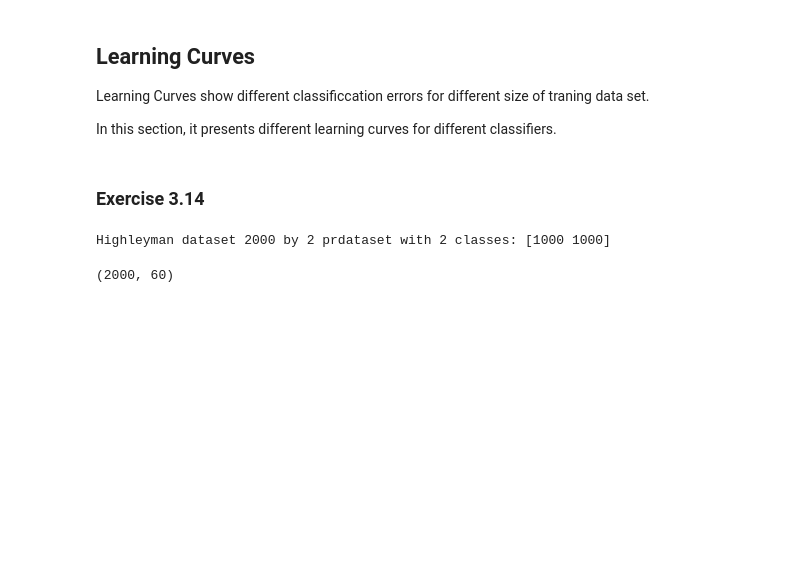
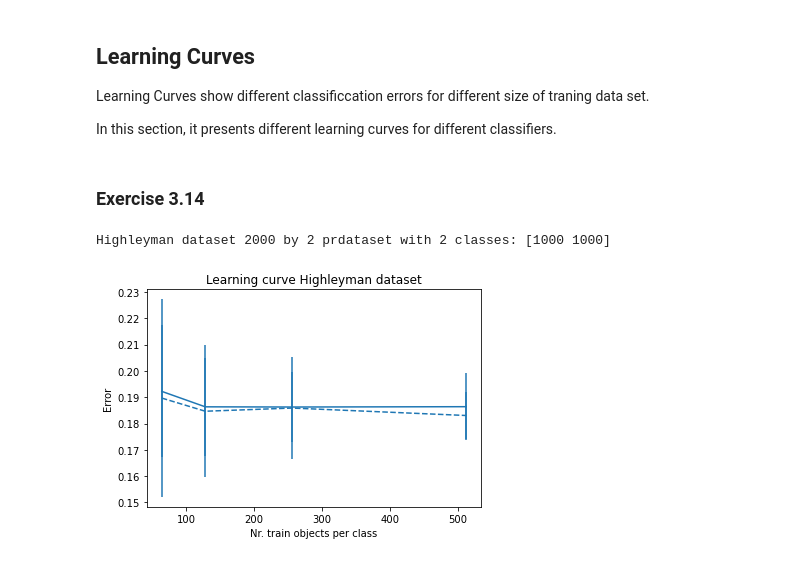
Before and after one commit to KarenMars/TUD_MachineLearning, a Jupyter notebook: Labs/LossReguEval.ipynb, the cells around one changed output. Cells and saved outputs as stored; diff of their text form; code cells hidden in the pictures; blank space fills up the shorter version.

```diff
--- a/Labs/LossReguEval.ipynb
+++ b/Labs/LossReguEval.ipynb
@@ -101,12 +101,21 @@ Learning Curves show different classificcation errors for different size of tran
 In this section, it presents different learning curves for different classifiers.
 # %% [markdown]
 ### Exercise 3.14
-# %%
-# training dataset size
-tr_size = 1000
-train_set = pr.gendath([tr_size,tr_size])
-print(train_set)
-# enlarge the feature dimensionality by adding 60 dimensions of class independent randomness
-# %% [output]
-Highleyman dataset 2000 by 2 prdataset with 2 classes: [1000 1000]
-(2000, 60)
+# %%
+# training dataset size
+tr_size = 1000
+train_set = pr.gendath([tr_size,tr_size])
+print(train_set)
+# train_size
+tr_sizes = [64,128,256,512]
+# repead times
+re_times = 50
+# learning curve neareset mean classifer
+# e_nmc = pr.cleval(train_set,pr.nmc(),tr_sizes,re_times)
+# learning curve linear discriminant classifier
+e_ldc = pr.cleval(train_set,pr.ldc(),tr_sizes,re_times)
+# # learning curve quadratic discriminant classifier
+# e_qdc = pr.cleval(train_set,pr.qdc(),tr_sizes,re_times)
+# %% [output]
+Highleyman dataset 2000 by 2 prdataset with 2 classes: [1000 1000]
+[figure, added]
```
Also changed, not shown: parts of 10 cells of this notebook, 18 other files.
